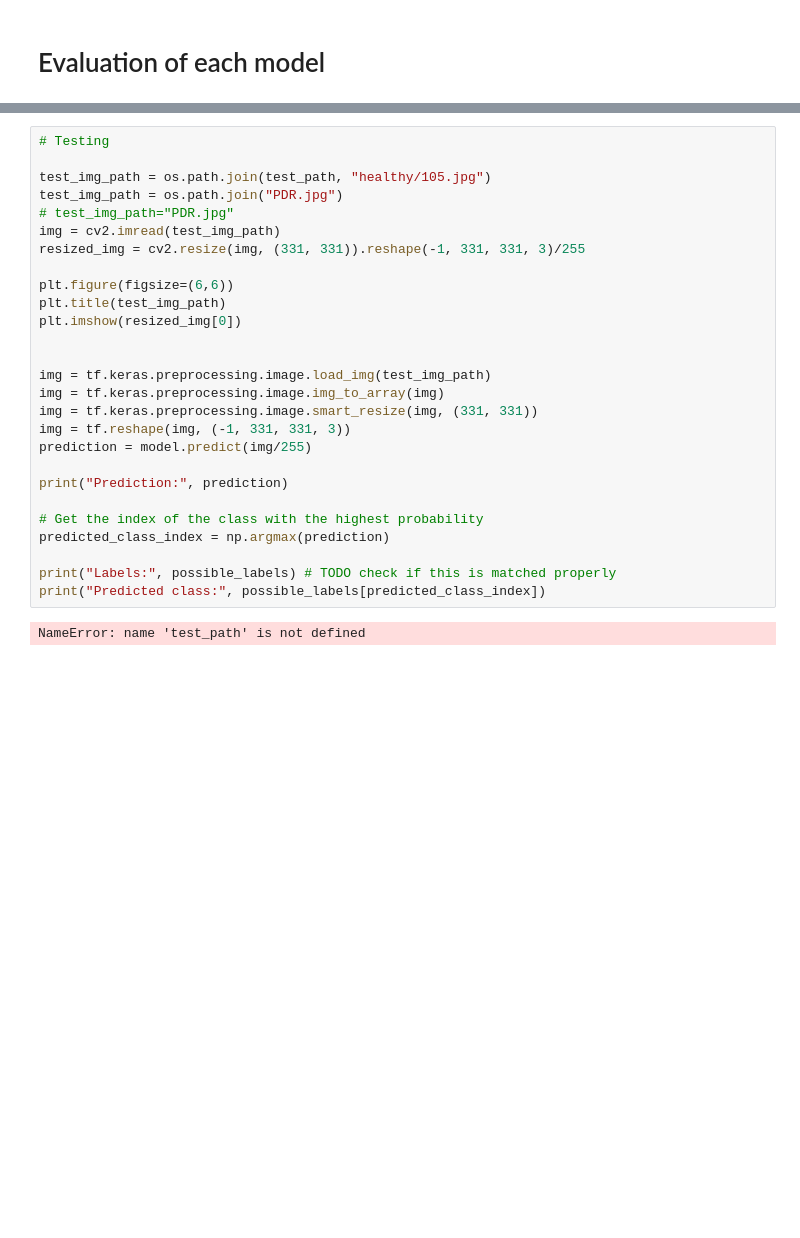
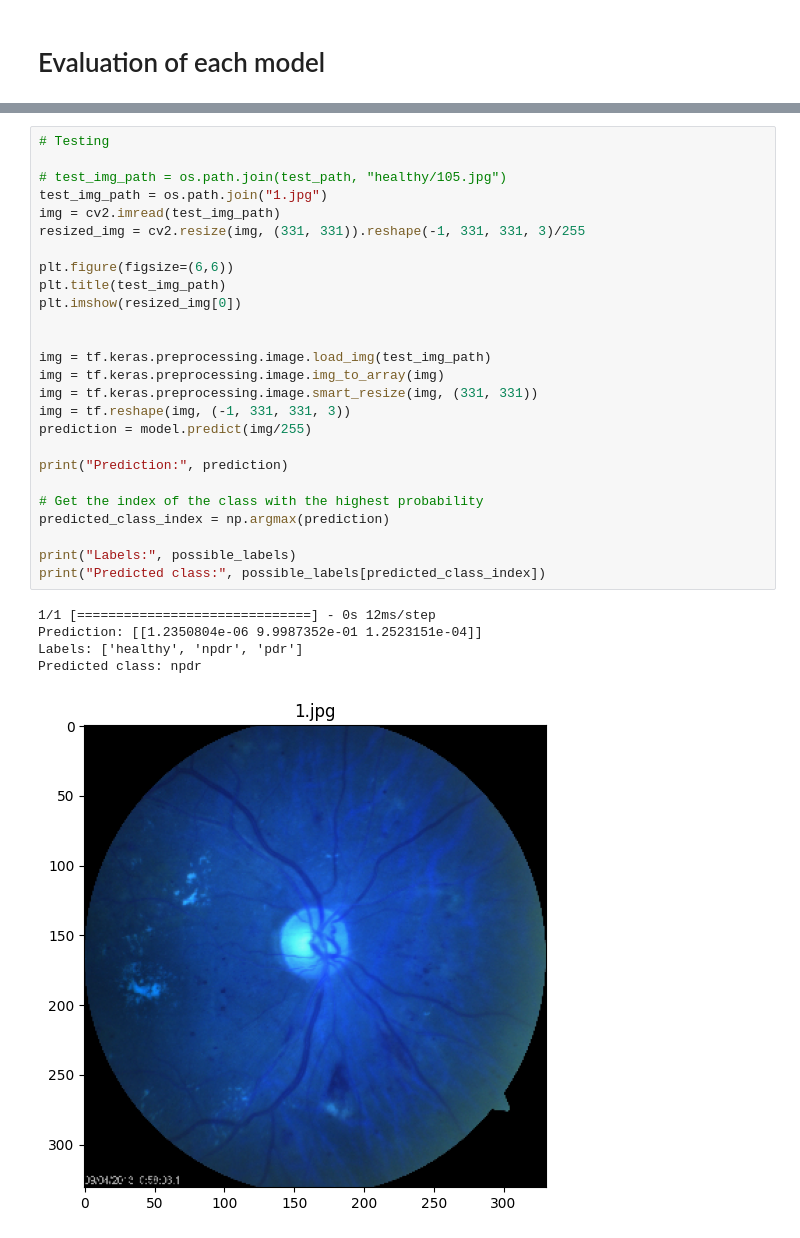
Before and after one commit to yiyangjessieyu/Deep-Learning-Image-Classifier, a Jupyter notebook: create_model.ipynb, the cells around one changed output, grey strips where cells are left out. Cells and saved outputs as stored; diff of their text form; blank space fills up the shorter version.

```diff
--- a/create_model.ipynb
+++ b/create_model.ipynb
@@ -412,32 +369,35 @@ Loss:  0.1270945519208908
 # %%
 # Testing
 
-test_img_path = os.path.join(test_path, "healthy/105.jpg")
-test_img_path = os.path.join("PDR.jpg")
-# test_img_path="PDR.jpg"
+# test_img_path = os.path.join(test_path, "healthy/105.jpg")
+test_img_path = os.path.join("1.jpg")
 img = cv2.imread(test_img_path)
 resized_img = cv2.resize(img, (331, 331)).reshape(-1, 331, 331, 3)/255
 
 plt.figure(figsize=(6,6))
 plt.title(test_img_path)
 plt.imshow(resized_img[0])
 
 
 img = tf.keras.preprocessing.image.load_img(test_img_path)
 img = tf.keras.preprocessing.image.img_to_array(img)
 img = tf.keras.preprocessing.image.smart_resize(img, (331, 331))
 img = tf.reshape(img, (-1, 331, 331, 3))
 prediction = model.predict(img/255)
 
 print("Prediction:", prediction)
 
 # Get the index of the class with the highest probability
 predicted_class_index = np.argmax(prediction)
 
-print("Labels:", possible_labels) # TODO check if this is matched properly
+print("Labels:", possible_labels)
 print("Predicted class:", possible_labels[predicted_class_index])
 # %% [output]
-NameError: name 'test_path' is not defined
+1/1 [==============================] - 0s 12ms/step
+Prediction: [[1.2350804e-06 9.9987352e-01 1.2523151e-04]]
+Labels: ['healthy', 'npdr', 'pdr']
+Predicted class: npdr
+[figure, added]
 # %%
 # Save model
 
```
Also changed, not shown: parts of 10 cells of this notebook, 2 other files.
